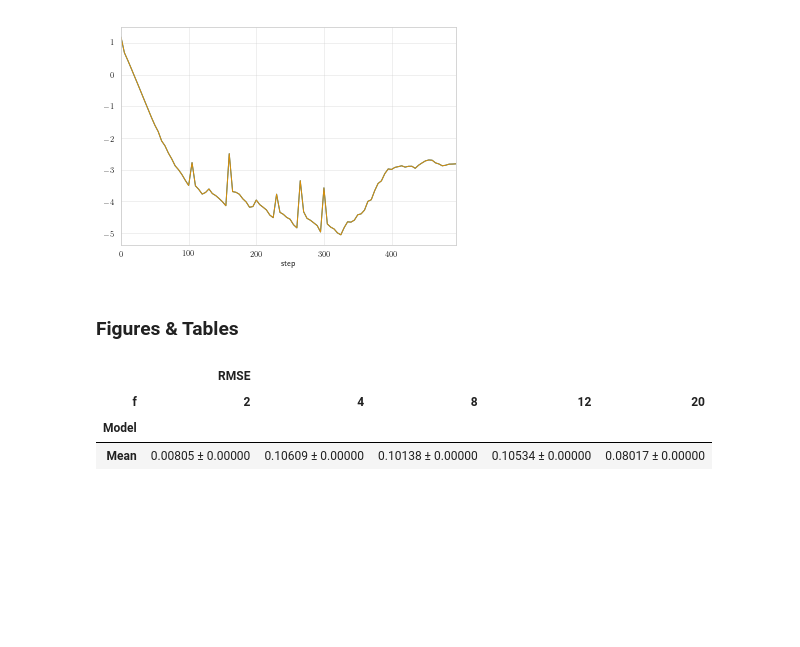
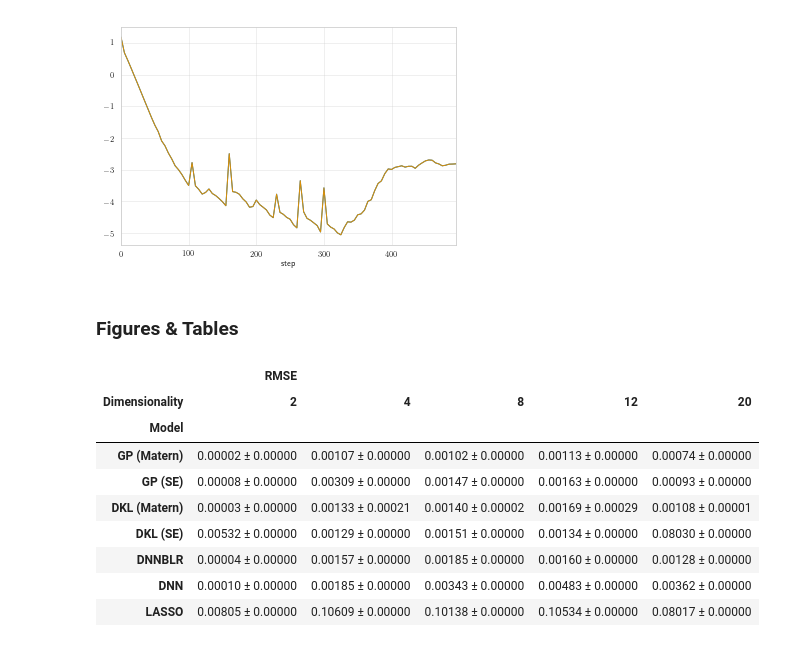
Before and after one commit to tmpethick/thesis-code, a Jupyter notebook: server_notebook_results.ipynb, the cells around one changed output. Cells and saved outputs as stored; diff of their text form; code cells hidden in the pictures; blank space fills up the shorter version.

```diff
--- a/server_notebook_results.ipynb
+++ b/server_notebook_results.ipynb
@@ -1701,7 +1653,7 @@ b'Submitted batch job 71506\n'
 # %% [markdown]
 ### View
 # %%
-exps_rows_df = get_df(**{'config.tag': "final--EconomicModel3"})
+exps_rows_df = get_df(**{'config.tag': "final--EconomicModel4"})
 exps_rows_df
 # %% [output]
 |  | N | acq | bo | config | exp | f | id | model | model2 | model_hash | ... | ... |
@@ -1747,6 +1699,7 @@ temp_df['out_act'] = temp_df.apply(lambda row: row.config.model.kwargs.model.kwa
 temp_df['f.D'] = temp_df.apply(lambda r: r.config.obj_func.kwargs.D, axis=1)
 temp_df['M'] = temp_df.apply(get_M, axis=1)
 temp_df['double'] = temp_df.apply(lambda r: r.config.model.kwargs.model.kwargs.get('use_double_precision', False), axis=1)
+pd.options.display.max_rows = 999
 view_df(temp_df, indexes=['f.D', 'model', 'layers', 'kernel', 'n_iter', 'M', 'double', 'norm', 't_tol', 'out_act'], cols=['result.rmse', 'result.max_err', 'result.time:training']).sort_index()
 # %% [output]
 |  |  |  |  |  |  |  |  |  |  |  | result.rmse | ... |
@@ -1991,12 +1947,25 @@ display_df = view_df(temp_df, indexes=['Model'], cols=[NAME], f_as_col=True).sor
+# %%
+display_df = create_display_df(col='result.rmse')
 # %%
 baseline_df = create_baseline(temp_df)
 baseline_df['Model'] = 'Mean'
 baseline_df[NAME] = baseline_df['result.rmse'].map(format_.format).map(lambda str_: f"{str_} ± {format_.format(0.0)}")
 baseline_df = view_df(baseline_df, indexes=['Model'], cols=[NAME], f_as_col=True).sort_index()
 #baseline_df = baseline_df.droplevel(0, axis=1)
-baseline_df
+
+full_display_df = display_df
+#full_display_df = pd.concat((display_df, baseline_df))
+full_display_df = full_display_df.reindex(['GP (Matern)', 'GP (SE)', 'DKL (Matern)', 'DKL (SE)', 'DNNBLR', 'DNN', 'LASSO'])
+full_display_df.columns = full_display_df.columns.rename("Dimensionality", level=1)
+full_display_df
 # %% [output]
 |  | RMSE |  |  |  |  |
-| f | 2 | 4 | 8 | 12 | 20 |
+| Dimensionality | 2 | 4 | 8 | 12 | 20 |
 | Model |  |  |  |  |  |
-| Mean | 0.00805 ± 0.00000 | 0.10609 ± 0.00000 | 0.10138 ± 0.00000 | 0.10534 ± 0.00000 | 0.08017 ± 0.00000 |
+| GP (Matern) | 0.00002 ± 0.00000 | 0.00107 ± 0.00000 | 0.00102 ± 0.00000 | 0.00113 ± 0.00000 | 0.00074 ± 0.00000 |
+| GP (SE) | 0.00008 ± 0.00000 | 0.00309 ± 0.00000 | 0.00147 ± 0.00000 | 0.00163 ± 0.00000 | 0.00093 ± 0.00000 |
+| DKL (Matern) | 0.00003 ± 0.00000 | 0.00133 ± 0.00021 | 0.00140 ± 0.00002 | 0.00169 ± 0.00029 | 0.00108 ± 0.00001 |
+| DKL (SE) | 0.00532 ± 0.00000 | 0.00129 ± 0.00000 | 0.00151 ± 0.00000 | 0.00134 ± 0.00000 | 0.08030 ± 0.00000 |
+| DNNBLR | 0.00004 ± 0.00000 | 0.00157 ± 0.00000 | 0.00185 ± 0.00000 | 0.00160 ± 0.00000 | 0.00128 ± 0.00000 |
+| DNN | 0.00010 ± 0.00000 | 0.00185 ± 0.00000 | 0.00343 ± 0.00000 | 0.00483 ± 0.00000 | 0.00362 ± 0.00000 |
+| LASSO | 0.00805 ± 0.00000 | 0.10609 ± 0.00000 | 0.10138 ± 0.00000 | 0.10534 ± 0.00000 | 0.08017 ± 0.00000 |
```
Also changed, not shown: parts of 13 cells of this notebook, 11 other files.
